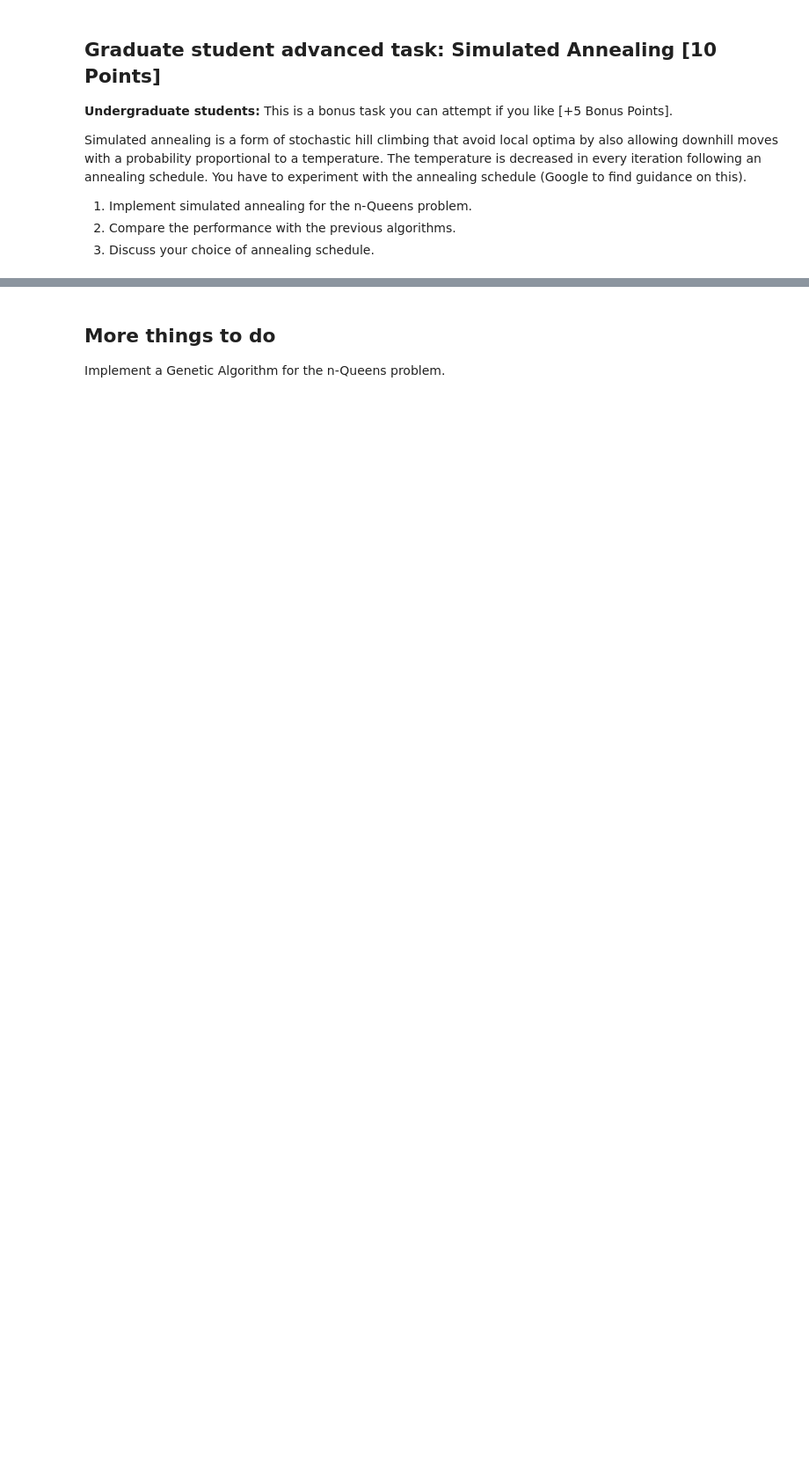
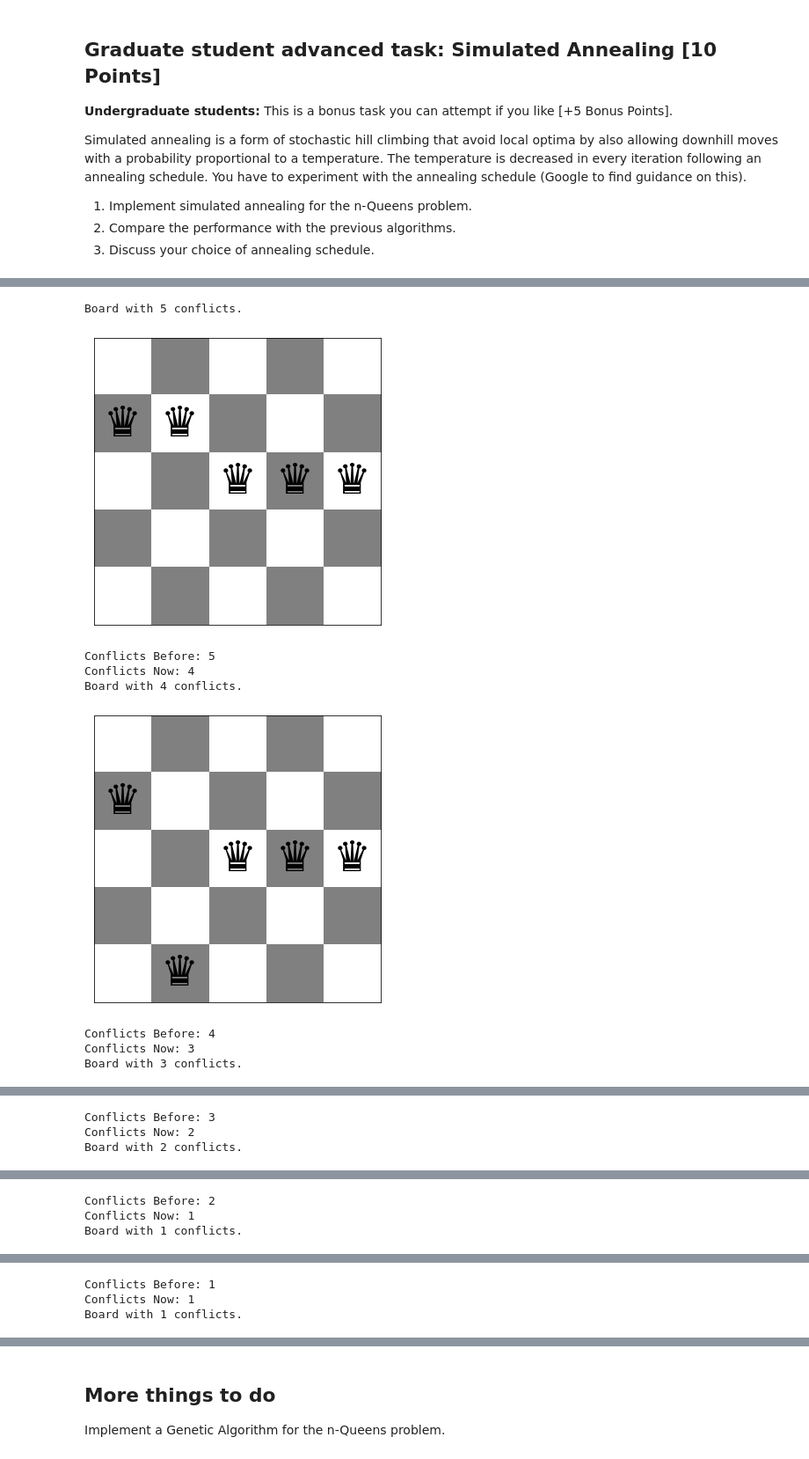
Before and after one commit to Corey23/CS7320-AI, a Jupyter notebook: Local_Search/n_queens.ipynb, the cells around one changed output, grey strips where cells are left out. Shown at 88% size. Cells and saved outputs as stored; diff of their text form; code cells hidden in the pictures; blank space fills up the shorter version.

```diff
--- a/Local_Search/n_queens.ipynb
+++ b/Local_Search/n_queens.ipynb
@@ -688,7 +763,7 @@ def Simulated_Annealing(board, max_steps = 5000, verbose = False):
         probability = math.e ** ((optimum - curr_min)/Schedule(steps))
 
 
-        if(optimum > curr_min or np.random.randInt(100) < probability):
+        if(optimum > curr_min or np.random.randint(100) < probability):
             if verbose:
                 print(f"Conflicts Before: {optimum}")
                 print(f"Conflicts Now: {curr_min}")
@@ -710,3 +785,16 @@ def Simulated_Annealing(board, max_steps = 5000, verbose = False):
     if(verbose):
         print("Steps: %d" % (steps))
     return board
+# %%
+board = random_board(5)
+b = Simulated_Annealing(board, verbose = True)
+# %% [output]
+Board with 5 conflicts.
+[figure, added]
+Conflicts Before: 5
+Conflicts Now: 4
+Board with 4 conflicts.
+[figure, added]
+Conflicts Before: 4
+Conflicts Now: 3
+Board with 3 conflicts.
@@ -712,0 +802,3 @@ def Simulated_Annealing(board, max_steps = 5000, verbose = False):
+Conflicts Before: 3
+Conflicts Now: 2
+Board with 2 conflicts.
@@ -712,0 +806,3 @@ def Simulated_Annealing(board, max_steps = 5000, verbose = False):
+Conflicts Before: 2
+Conflicts Now: 1
+Board with 1 conflicts.
@@ -712,0 +810,3 @@ def Simulated_Annealing(board, max_steps = 5000, verbose = False):
+Conflicts Before: 1
+Conflicts Now: 1
+Board with 1 conflicts.
```
Also changed, not shown: parts of 18 cells of this notebook.
